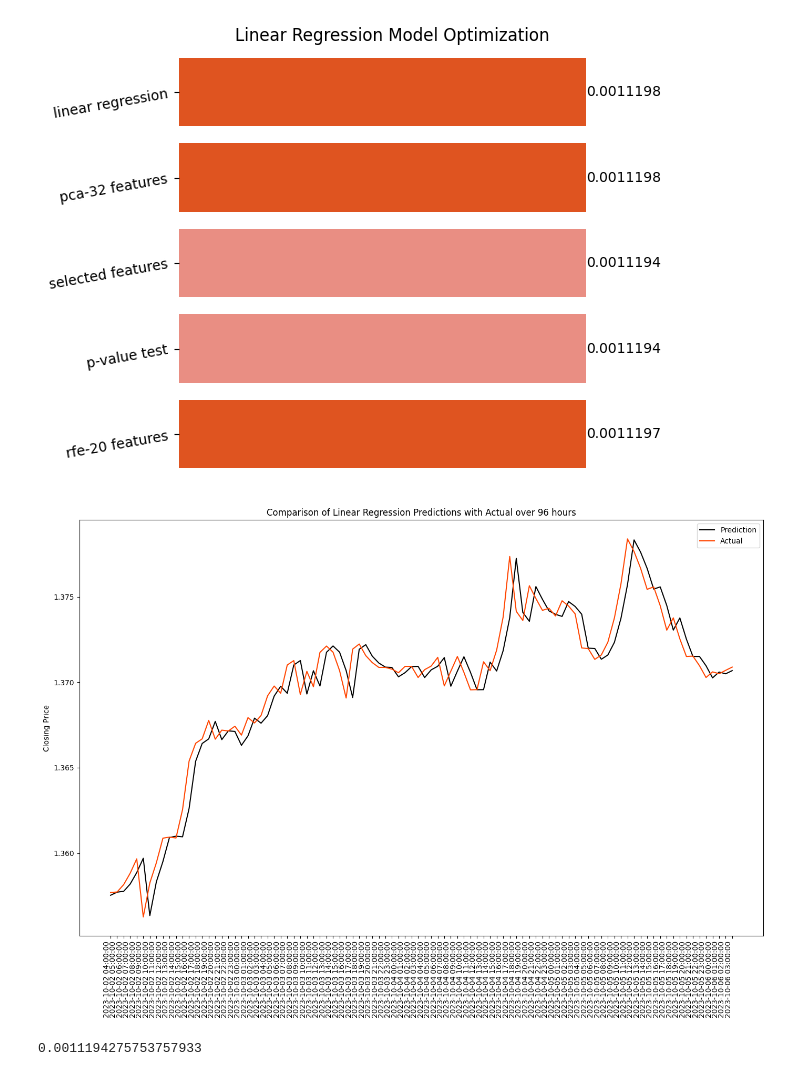
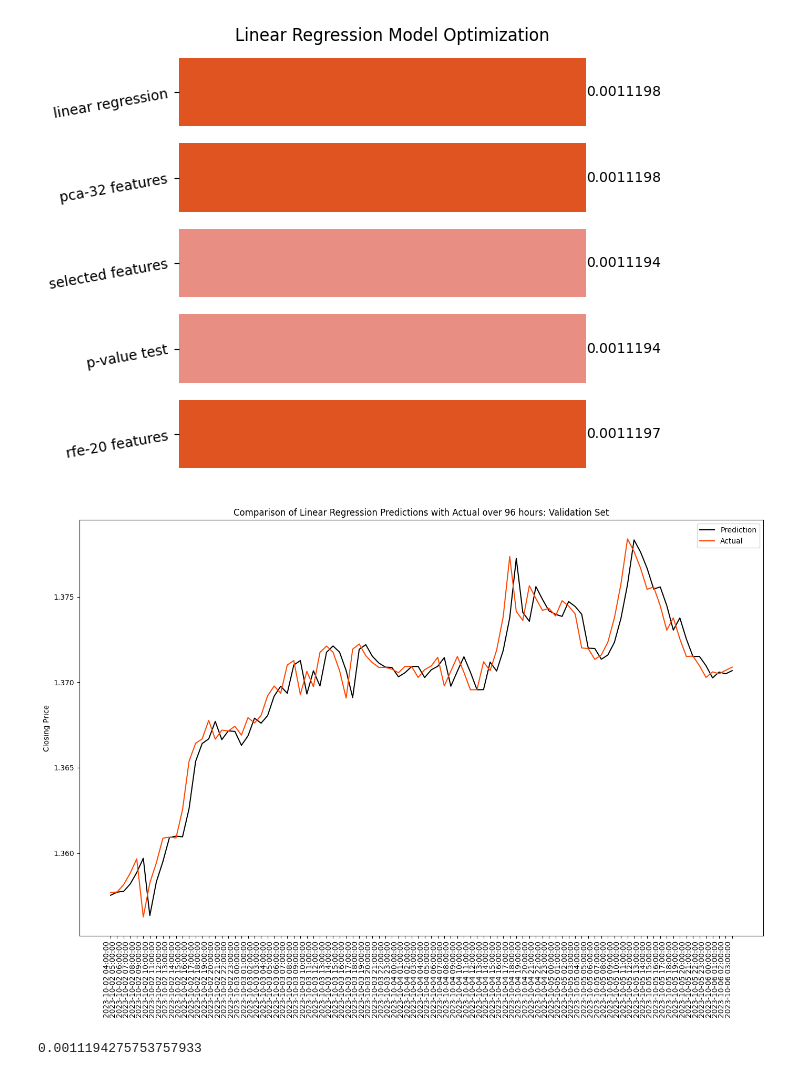
Before and after one commit to asoyewole/Prediction-of-Intraday-Hourly-Closing-Price---USD-CAD, a Jupyter notebook: modeling.ipynb, the cells around one changed output. Cells and saved outputs as stored; diff of their text form; code cells hidden in the pictures.

```diff
--- a/modeling.ipynb
+++ b/modeling.ipynb
@@ -44,11 +44,11 @@ usd
 # %%
 usd.set_index('date_time', inplace=True)
 # %%
-test = usd.close
-train = usd.drop(columns=['close'])
+target = usd.close
+features = usd.drop(columns=['close'])
 
 x_train, x_test, y_train, y_test = train_test_split(
-    train, test, test_size=0.05, shuffle=False)
+    features, target, test_size=0.05, shuffle=False)
 
 x_train, x_val, y_train, y_val = train_test_split(
     x_train, y_train, test_size=0.055, shuffle=False)
@@ -662,14 +673,14 @@ Passing `palette` without assigning `hue` is deprecated and will be removed in v
 # %%
 plt.figure(figsize=(14, 10))
 plt.plot(lr_pred_pvalue[-96:], label='Prediction', color='black')
 plt.plot(y_val[-96:], label = 'Actual', color = 'orangered')
 plt.xticks(rotation = 90, ha = 'right')
-plt.title('Comparison of Linear Regression Predictions with Actual over 96 hours')
+plt.title('Comparison of Linear Regression Predictions with Actual over 96 hours: Validation Set')
 plt.ylabel('Closing Price')
 plt.legend()
 plt.tight_layout();
 # %% [output]
-[figure, old version]
+[figure, new version]
 # %%
 pvalue_x_test = x_test[list(feature_extract.keys())[1:]]
 
```
Also changed, not shown: parts of 2 cells of this notebook, 10 other files.
